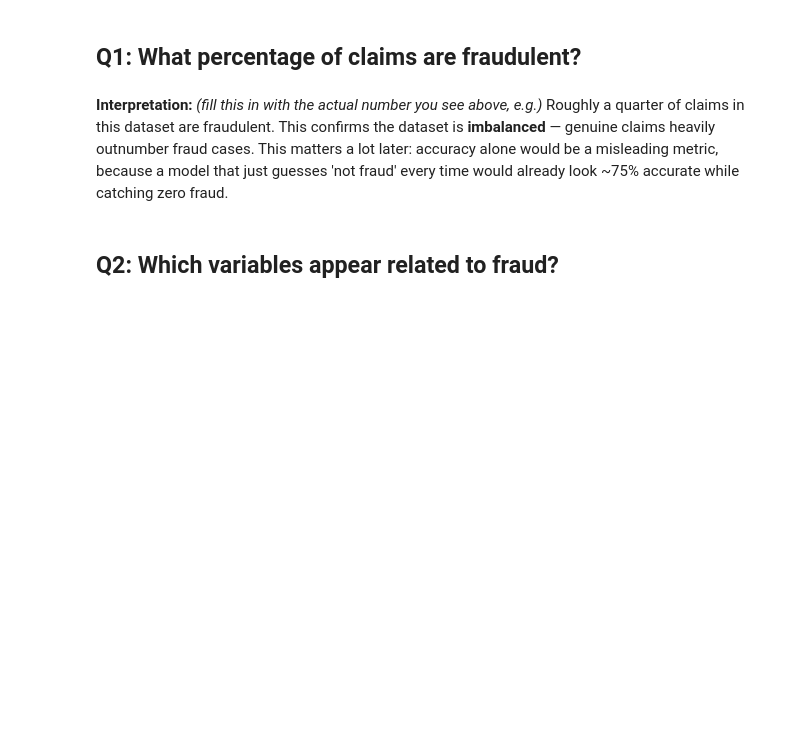
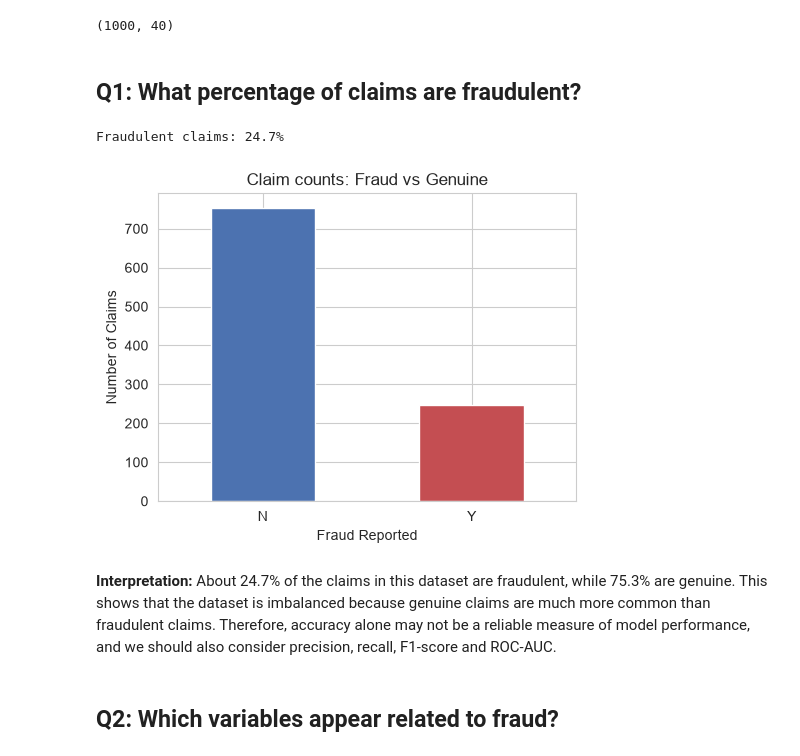
Before and after one commit to deedpak/insurance-claim-risk, a Jupyter notebook: notebooks/02_eda.ipynb, the cells around one changed output. Cells and saved outputs as stored; diff of their text form; code cells hidden in the pictures; blank space fills up the shorter version.

```diff
--- a/notebooks/02_eda.ipynb
+++ b/notebooks/02_eda.ipynb
@@ -3,11 +6,38 @@
 # %%
-import pandas as pdimport numpy as npimport matplotlib.pyplot as pltimport seaborn as sns# Use the cleaned data from notebook 1df = pd.read_csv("../data/insurance_claims_cleaned.csv")# Convert the target to a clean 0/1 for easier plotting/maths laterdf['fraud_flag'] = df['fraud_reported'].map({'Y': 1, 'N': 0})sns.set_style("whitegrid")df.shape
+import pandas as pd
+import numpy as np
+import matplotlib.pyplot as plt
+import seaborn as sns
+
+# Use the cleaned data from notebook 1
+df = pd.read_csv("../data/insurance_claims_cleaned.csv")
+
+# Convert the target to a clean 0/1 for easier plotting/maths later
+df['fraud_flag'] = df['fraud_reported'].map({'Y': 1, 'N': 0})
+
+sns.set_style("whitegrid")
+df.shape
+# %% [output]
+(1000, 40)
 # %% [markdown]
 ## Q1: What percentage of claims are fraudulent?
 # %%
-fraud_rate = df['fraud_flag'].mean() * 100print(f"Fraudulent claims: {fraud_rate:.1f}%")plt.figure(figsize=(5,4))df['fraud_reported'].value_counts().plot(kind='bar', color=['#4C72B0','#C44E52'])plt.title('Claim counts: Fraud vs Genuine')plt.xlabel('Fraud Reported')plt.ylabel('Number of Claims')plt.xticks(rotation=0)plt.tight_layout()plt.show()
+fraud_rate = df['fraud_flag'].mean() * 100
+print(f"Fraudulent claims: {fraud_rate:.1f}%")
+
+plt.figure(figsize=(5,4))
+df['fraud_reported'].value_counts().plot(kind='bar', color=['#4C72B0','#C44E52'])
+plt.title('Claim counts: Fraud vs Genuine')
+plt.xlabel('Fraud Reported')
+plt.ylabel('Number of Claims')
+plt.xticks(rotation=0)
+plt.tight_layout()
+plt.show()
+# %% [output]
+Fraudulent claims: 24.7%
+[figure, added]
-# %% [markdown]
-**Interpretation:** *(fill this in with the actual number you see above, e.g.)* Roughly a quarter of claims in this dataset are fraudulent. This confirms the dataset is **imbalanced** — genuine claims heavily outnumber fraud cases. This matters a lot later: accuracy alone would be a misleading metric, because a model that just guesses 'not fraud' every time would already look ~75% accurate while catching zero fraud.
+# %% [markdown]
+**Interpretation:** About 24.7% of the claims in this dataset are fraudulent, while 75.3% are genuine. This shows that the dataset is imbalanced because genuine claims are much more common than fraudulent claims. Therefore, accuracy alone may not be a reliable measure of model performance, and we should also consider precision, recall, F1-score and ROC-AUC.
 # %% [markdown]
 ## Q2: Which variables appear related to fraud?
 # %%
```
Also changed, not shown: parts of 14 cells of this notebook, 1 other file.
